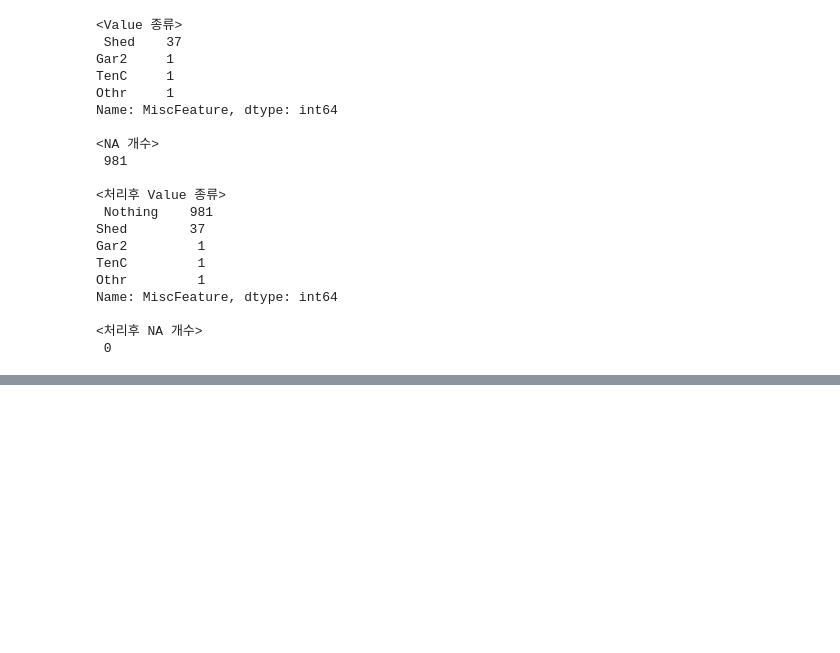
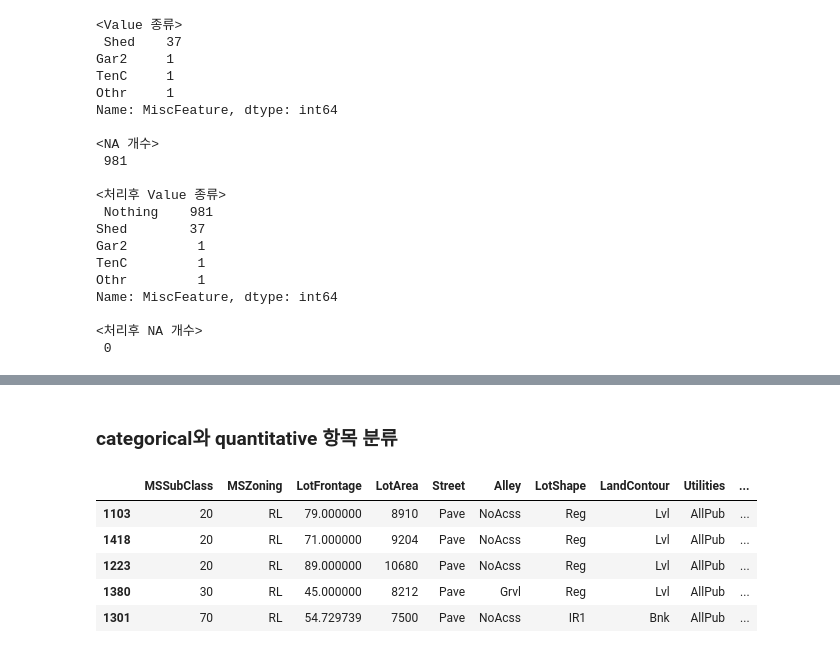
Before and after one commit to lim800/DoNotUse, a Jupyter notebook: SemiProject/houseplrices/jjlim.ipynb, the cells around one changed output, grey strips where cells are left out. Cells and saved outputs as stored; diff of their text form; code cells hidden in the pictures; blank space fills up the shorter version.

```diff
--- a/SemiProject/houseplrices/jjlim.ipynb
+++ b/SemiProject/houseplrices/jjlim.ipynb
@@ -713,0 +818,11 @@ Name: MiscFeature, dtype: int64
+# %% [markdown]
+### categorical와 quantitative 항목 분류
+# %%
+df_train.head()
+# %% [output]
+|  | MSSubClass | MSZoning | LotFrontage | LotArea | Street | Alley | LotShape | LandContour | Utilities | ... |
+| 1103 | 20 | RL | 79.000000 | 8910 | Pave | NoAcss | Reg | Lvl | AllPub | ... |
+| 1418 | 20 | RL | 71.000000 | 9204 | Pave | NoAcss | Reg | Lvl | AllPub | ... |
+| 1223 | 20 | RL | 89.000000 | 10680 | Pave | NoAcss | Reg | Lvl | AllPub | ... |
+| 1380 | 30 | RL | 45.000000 | 8212 | Pave | Grvl | Reg | Lvl | AllPub | ... |
+| 1301 | 70 | RL | 54.729739 | 7500 | Pave | NoAcss | IR1 | Bnk | AllPub | ... |
```
Also changed, not shown: parts of 13 cells of this notebook, 2 other files.
